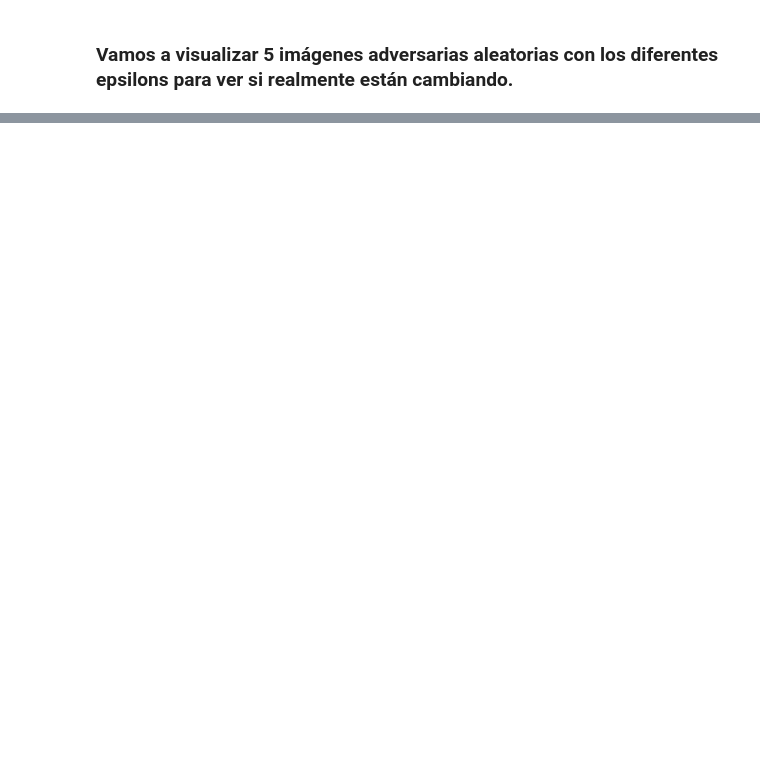
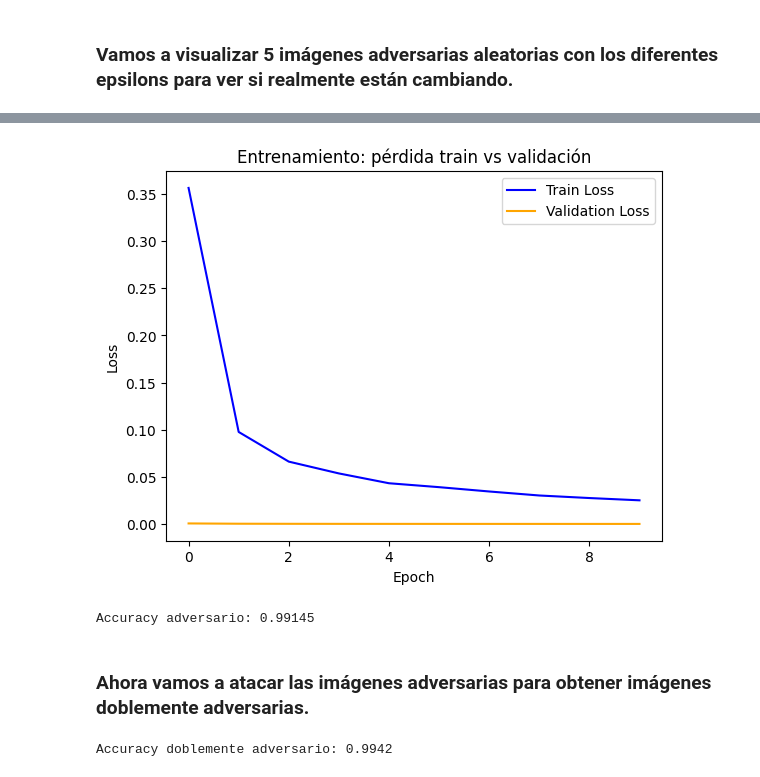
Before and after one commit to JaJeJoTor/io-practica1, a Jupyter notebook: parte_2.ipynb, the cells around one changed output, grey strips where cells are left out. Saved outputs shown, nothing was run; the diff lists cells and outputs as text; code cells hidden in the pictures; blank space fills up the shorter version.

```diff
--- a/parte_2.ipynb
+++ b/parte_2.ipynb
@@ -124,0 +140,21 @@ Imágenes adversarias con epsilon= 0.2
+# %%
+# Generamos las imágenes adversarias para entrenamiento y test
+train_dataset_loader = DataLoader(TensorDataset(X_train_tensor, y_train_tensor), batch_size= 2048)
+modified_images_train, labels_train = get_adversarial_images(red, train_dataset_loader, epsilon= 0.2, device= 'cpu')
+test_dataset_loader = DataLoader(TensorDataset(X_test_tensor, y_test_tensor), batch_size= 2048)
+modified_images_test, labels_test = get_adversarial_images(red, test_dataset_loader, epsilon= 0.2, device= 'cpu')
+
+# Equivalente a poner require_grad False
+modified_images_train = modified_images_train.detach()
+modified_images_test = modified_images_test.detach()
+
+X_adversarial_train = torch.cat([X_train_tensor, modified_images_train], dim= 0)
+y_adversarial_train = torch.cat([y_train_tensor, labels_train], dim= 0)
+X_adversarial_test = torch.cat([X_test_tensor, modified_images_test], dim= 0)
+y_adversarial_test = torch.cat([y_test_tensor, labels_test], dim= 0)
+# %%
+# Creamos una nuva red y la entrenamos con los ejemplos adversarios
+red_adversaria = NN(28*28)
+red_adversaria.train_(X_adversarial_train, y_adversarial_train, X_adversarial_test, y_adversarial_test, epochs= 10)
+print(f'Accuracy adversario: {red_adversaria.accuracy(X_adversarial_test, y_adversarial_test)}')
+# %% [output]
@@ -124,0 +171,4 @@ Imágenes adversarias con epsilon= 0.2
+[figure, added]
+Accuracy adversario: 0.99145
+# %% [markdown]
+### Ahora vamos a atacar las imágenes adversarias para obtener imágenes doblemente adversarias.
@@ -124,0 +190,5 @@ Imágenes adversarias con epsilon= 0.2
+# %%
+# Vemos el accuracy solamente para las imágenes doblemente adversarias
+print(f'Accuracy doblemente adversario: {red_adversaria.accuracy(X_adversarial_test_2, y_adversarial_test_2)}')
+# %% [output]
+Accuracy doblemente adversario: 0.9942
```
Also changed, not shown: parts of 9 cells of this notebook, 1 other file.
